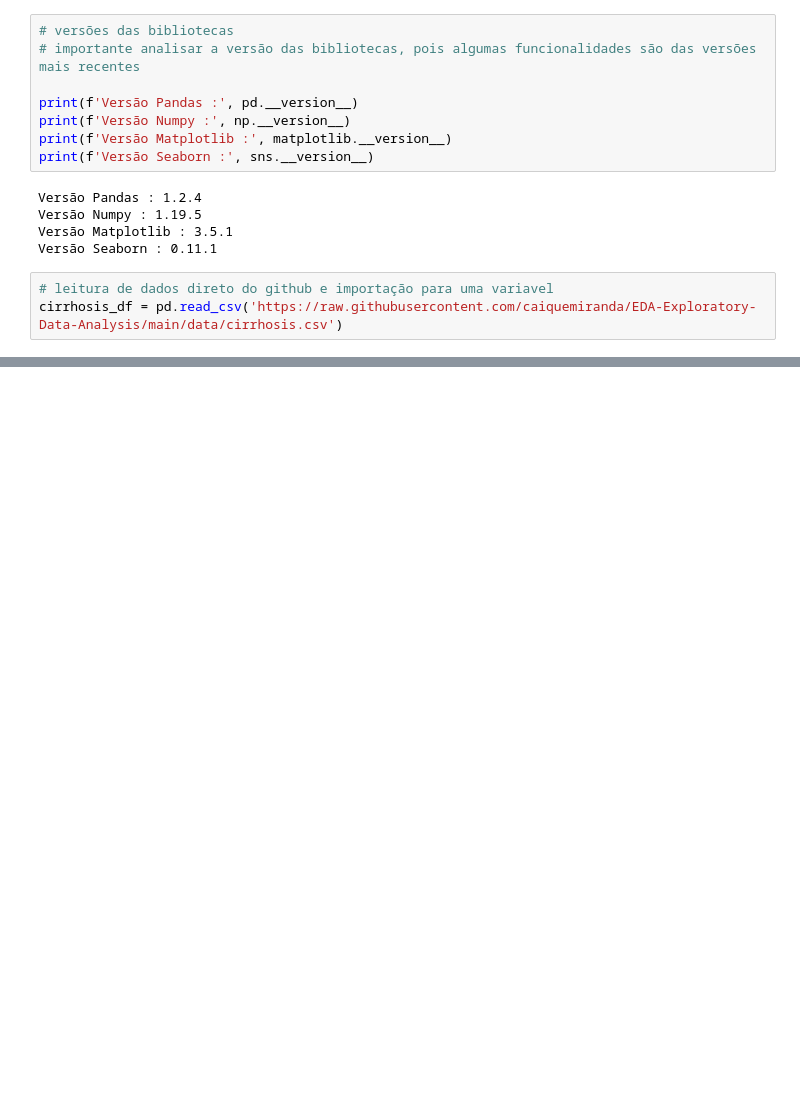
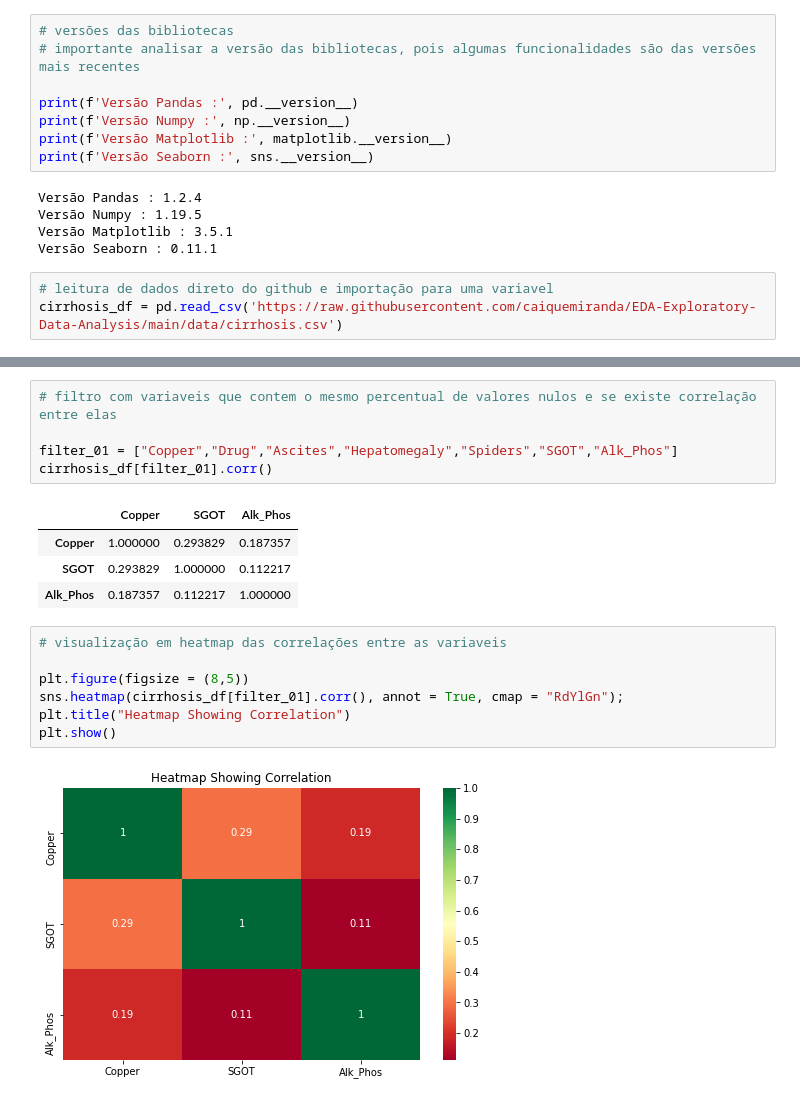
Before and after one commit to caiquemiranda/EDA-Exploratory-Data-Analysis-python, a Jupyter notebook: EDA-Cirrhosis.ipynb, the cells around one changed output, grey strips where cells are left out. Cells and saved outputs as stored; diff of their text form; blank space fills up the shorter version.

Commit message:
cirrhosis-corr

```diff
--- a/EDA-Cirrhosis.ipynb
+++ b/EDA-Cirrhosis.ipynb
@@ -34,0 +101,19 @@ cirrhosis_df.head()
+# %%
+# filtro com variaveis que contem o mesmo percentual de valores nulos e se existe correlação entre elas
+
+filter_01 = ["Copper","Drug","Ascites","Hepatomegaly","Spiders","SGOT","Alk_Phos"]
+cirrhosis_df[filter_01].corr()
+# %% [output]
+|  | Copper | SGOT | Alk_Phos |
+| Copper | 1.000000 | 0.293829 | 0.187357 |
+| SGOT | 0.293829 | 1.000000 | 0.112217 |
+| Alk_Phos | 0.187357 | 0.112217 | 1.000000 |
+# %%
+# visualização em heatmap das correlações entre as variaveis
+
+plt.figure(figsize = (8,5))
+sns.heatmap(cirrhosis_df[filter_01].corr(), annot = True, cmap = "RdYlGn");
+plt.title("Heatmap Showing Correlation")
+plt.show()
+# %% [output]
+[figure, added]
```
Also changed, not shown: parts of 9 cells of this notebook.
